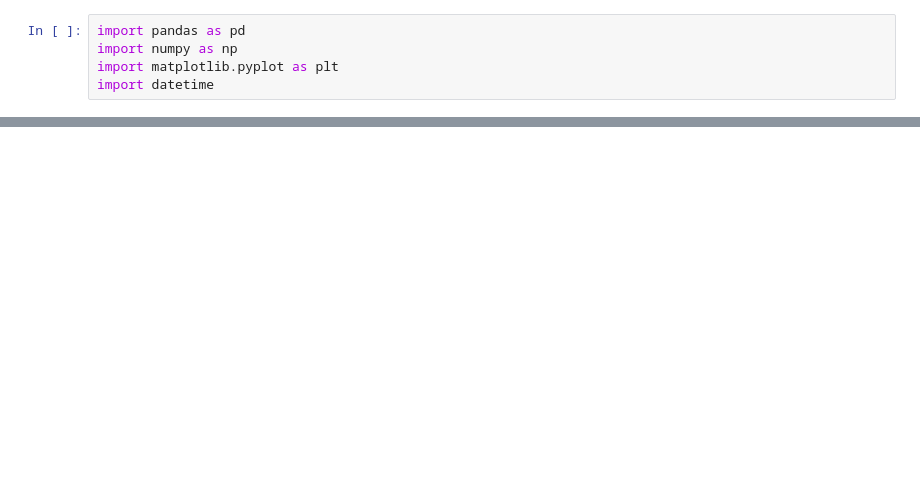
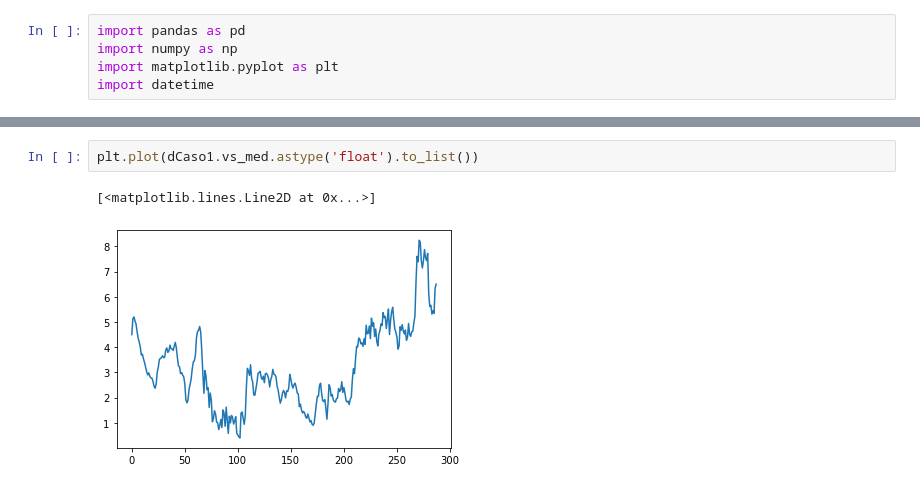
Before and after one commit to lucasdmarten/tcc, a Jupyter notebook: jupyter_scripts/compare_ensembles_obs.ipynb, the cells around one changed output, grey strips where cells are left out. Cells and saved outputs as stored; diff of their text form; blank space fills up the shorter version.

```diff
--- a/jupyter_scripts/compare_ensembles_obs.ipynb
+++ b/jupyter_scripts/compare_ensembles_obs.ipynb
@@ -189,0 +265,5 @@ plt.show()
+# %%
+plt.plot(dCaso1.vs_med.astype('float').to_list())
+# %% [output]
+[<matplotlib.lines.Line2D at 0x...>]
+[figure, added]
```
Also changed, not shown: parts of 10 cells of this notebook, 16 other files.
